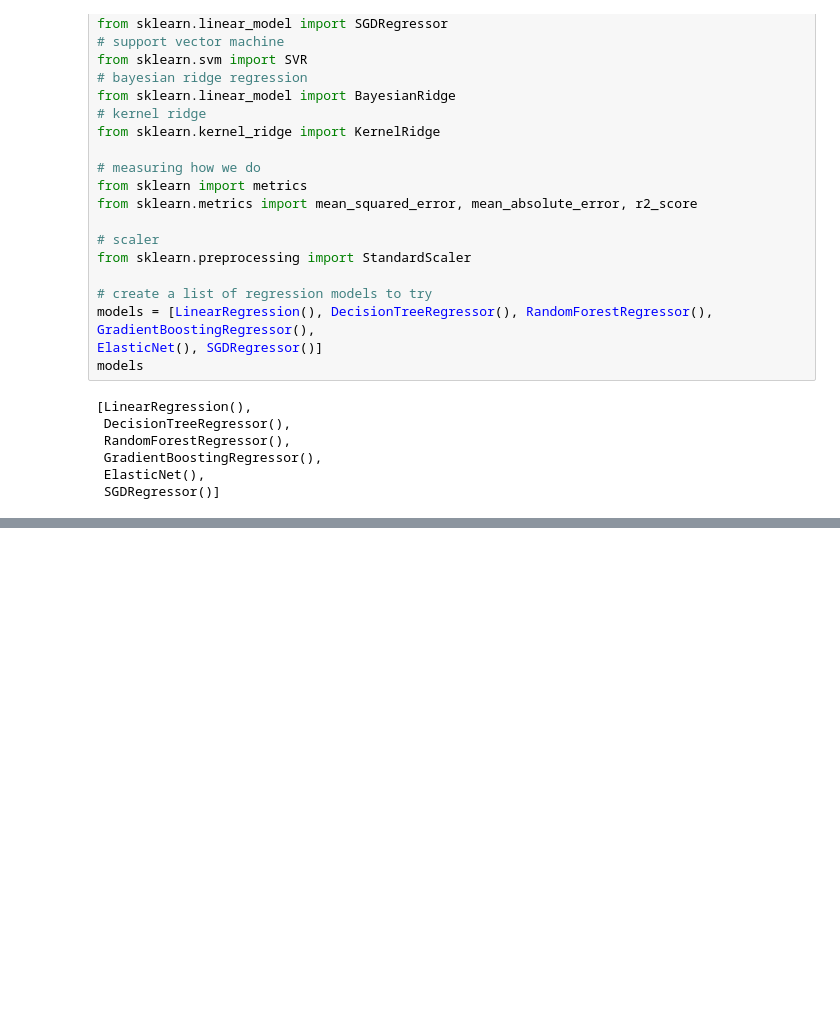
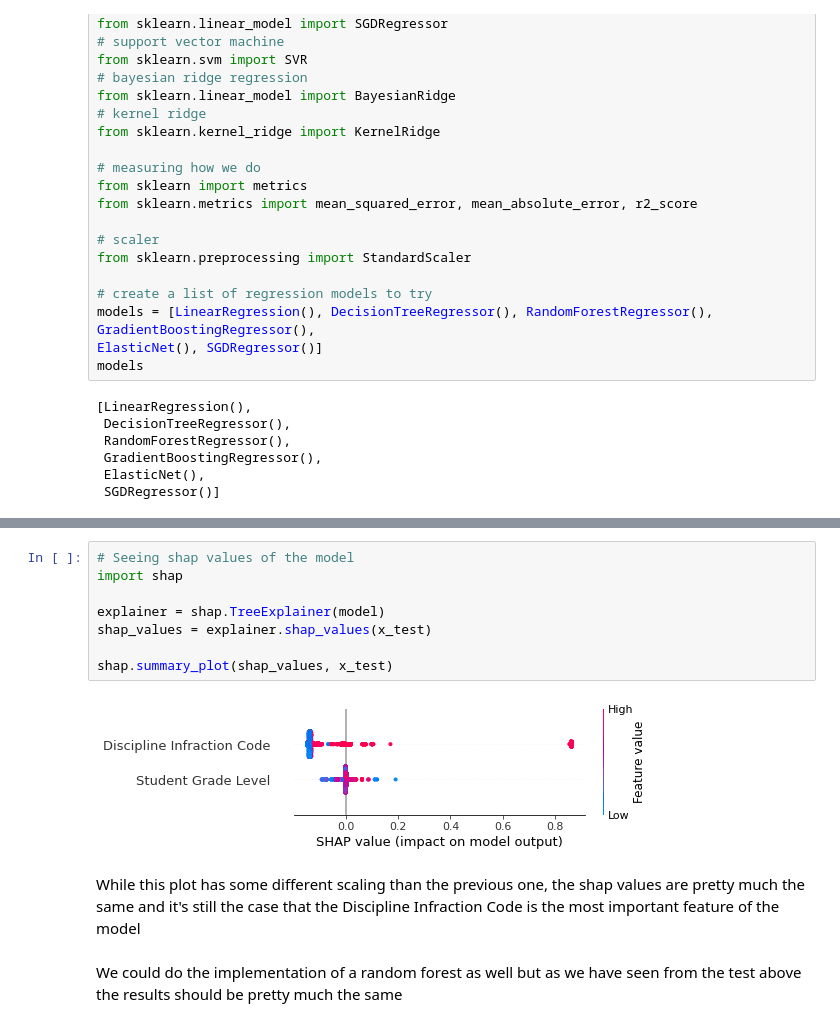
Before and after one commit to TheAidenTv/CS-4403-Assignment-2, a Jupyter notebook: Assignment 2.ipynb, the cells around one changed output, grey strips where cells are left out. Drawn from its saved outputs; the diff is of its cells as text; blank space fills up the shorter version.

```diff
--- a/Assignment 2.ipynb
+++ b/Assignment 2.ipynb
@@ -589,0 +622,14 @@ We see that a Decision Tree or Random Forest can do slightly better than the Log
+# %%
+# Seeing shap values of the model
+import shap
+
+explainer = shap.TreeExplainer(model)
+shap_values = explainer.shap_values(x_test)
+
+shap.summary_plot(shap_values, x_test)
+# %% [output]
+[figure, added]
+# %% [markdown]
+While this plot has some different scaling than the previous one, the shap values are pretty much the same and it's still the case that the Discipline Infraction Code is the most important feature of the model
+# %% [markdown]
+We could do the implementation of a random forest as well but as we have seen from the test above the results should be pretty much the same
```
Also changed, not shown: parts of 12 cells of this notebook.
